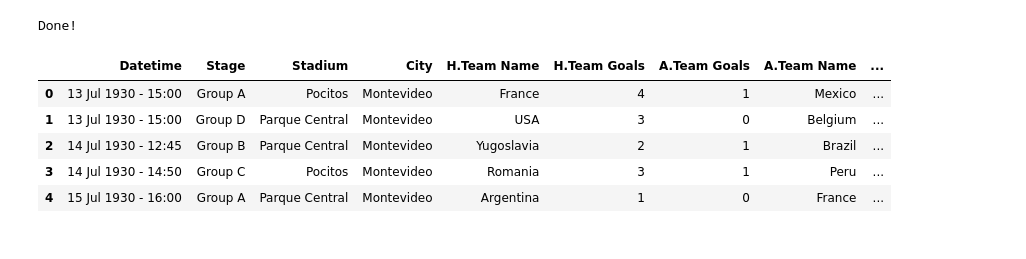
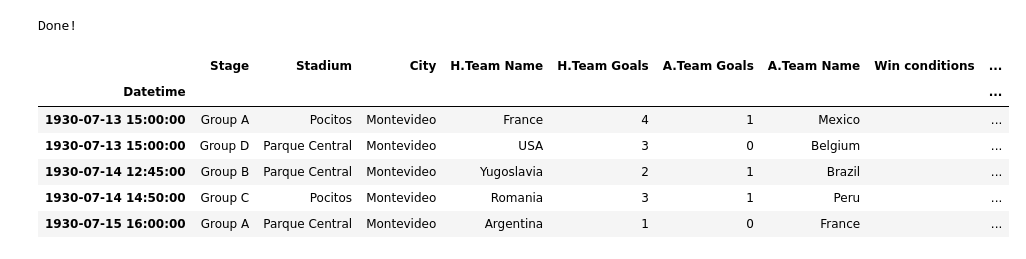
Before and after one commit to KitwanaSh/FIFA_WorldCups, a Jupyter notebook: wc_notebook.ipynb, the cells around one changed output. Cells and saved outputs as stored; diff of their text form; code cells hidden in the pictures.

```diff
--- a/wc_notebook.ipynb
+++ b/wc_notebook.ipynb
@@ -10,13 +11,14 @@ print("Done!")
 Done!
 # %%
 #Read the world cup FIFA data set
-df = pd.read_csv("datasets/WorldCupMatches.csv")
+df = pd.read_csv("datasets/WorldCupMatches.csv", index_col = 'Datetime', parse_dates = True)
 # Display the first five rows
 df.head()
 # %% [output]
-|  | Datetime | Stage | Stadium | City | H.Team Name | H.Team Goals | A.Team Goals | A.Team Name | ... |
-| 0 | 13 Jul 1930 - 15:00 | Group A | Pocitos | Montevideo | France | 4 | 1 | Mexico | ... |
-| 1 | 13 Jul 1930 - 15:00 | Group D | Parque Central | Montevideo | USA | 3 | 0 | Belgium | ... |
-| 2 | 14 Jul 1930 - 12:45 | Group B | Parque Central | Montevideo | Yugoslavia | 2 | 1 | Brazil | ... |
-| 3 | 14 Jul 1930 - 14:50 | Group C | Pocitos | Montevideo | Romania | 3 | 1 | Peru | ... |
-| 4 | 15 Jul 1930 - 16:00 | Group A | Parque Central | Montevideo | Argentina | 1 | 0 | France | ... |
+|  | Stage | Stadium | City | H.Team Name | H.Team Goals | A.Team Goals | A.Team Name | Win conditions | ... |
+| Datetime |  |  |  |  |  |  |  |  | ... |
+| 1930-07-13 15:00:00 | Group A | Pocitos | Montevideo | France | 4 | 1 | Mexico |  | ... |
+| 1930-07-13 15:00:00 | Group D | Parque Central | Montevideo | USA | 3 | 0 | Belgium |  | ... |
+| 1930-07-14 12:45:00 | Group B | Parque Central | Montevideo | Yugoslavia | 2 | 1 | Brazil |  | ... |
+| 1930-07-14 14:50:00 | Group C | Pocitos | Montevideo | Romania | 3 | 1 | Peru |  | ... |
+| 1930-07-15 16:00:00 | Group A | Parque Central | Montevideo | Argentina | 1 | 0 | France |  | ... |
```
Also changed, not shown: parts of 9 cells of this notebook.
